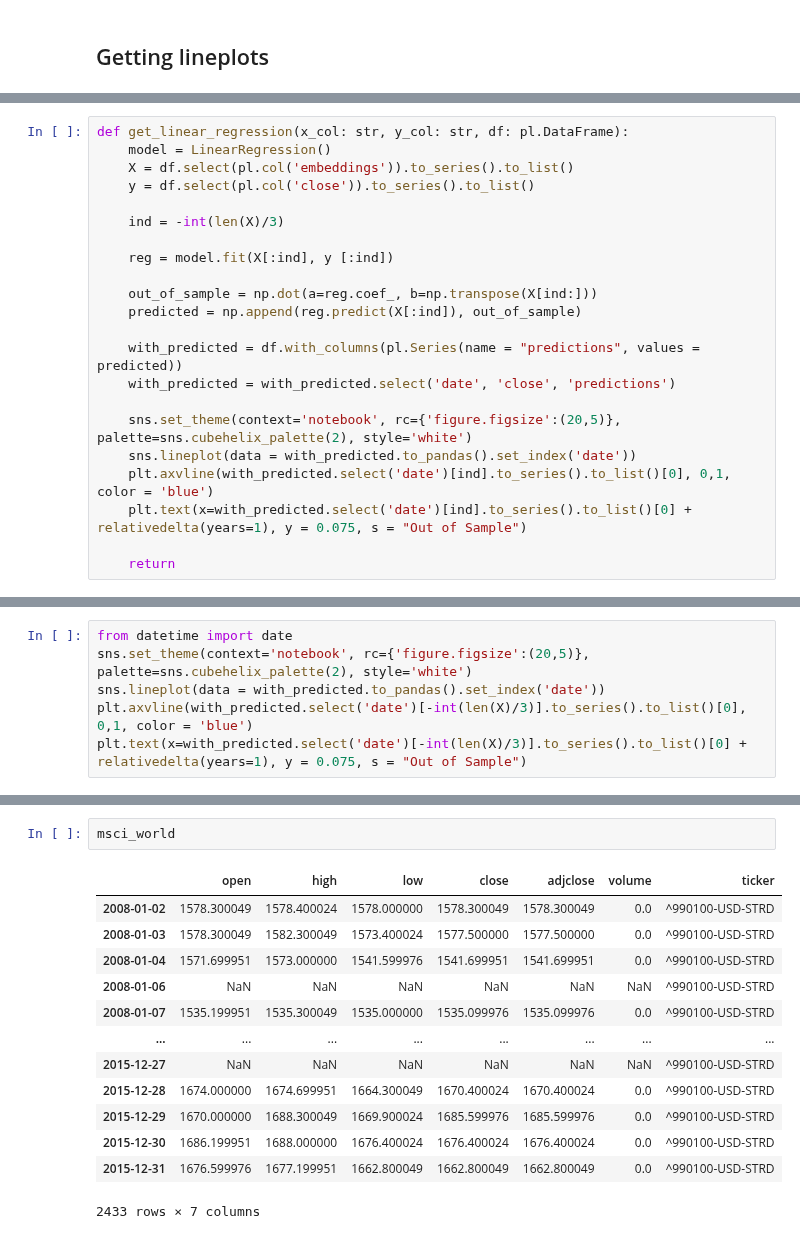
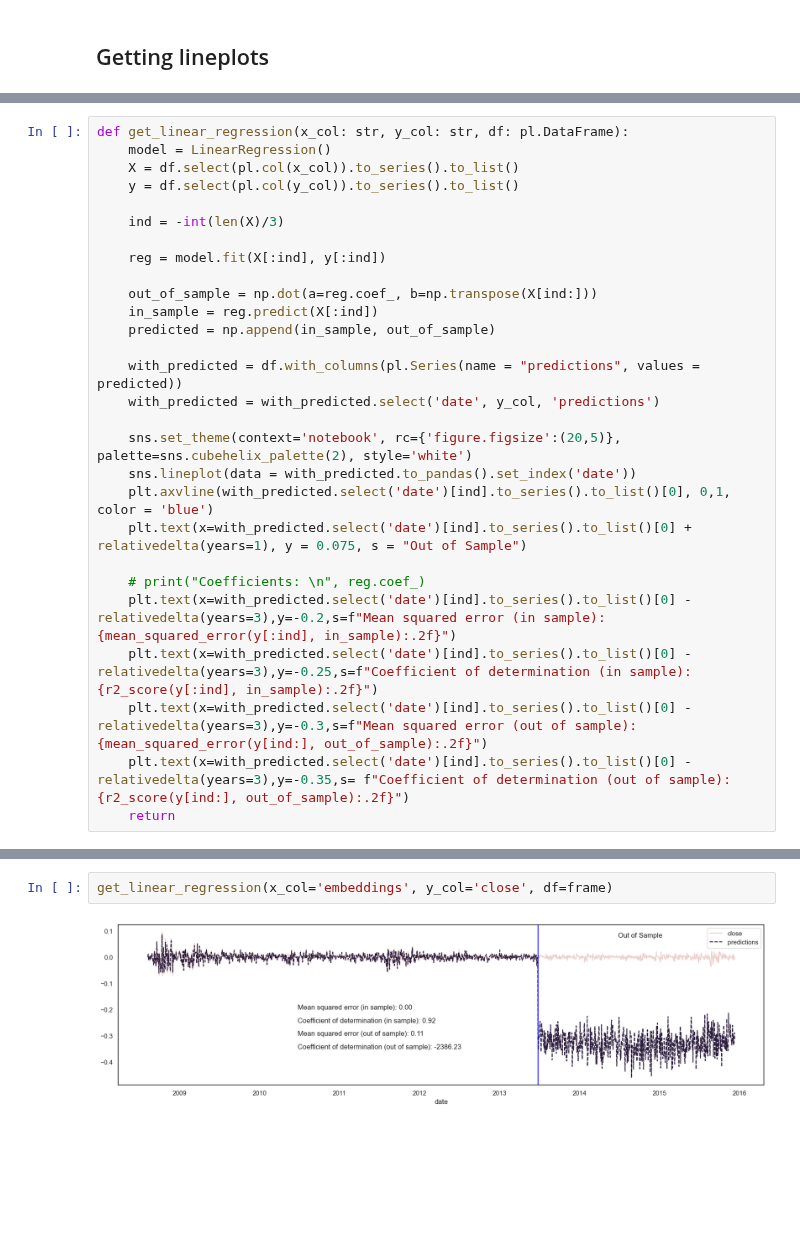
Before and after one commit to faunebl/thesis, a Jupyter notebook: msci_world.ipynb, the cells around one changed output, grey strips where cells are left out. Cells and saved outputs as stored; diff of their text form; blank space fills up the shorter version.

```diff
--- a/msci_world.ipynb
+++ b/msci_world.ipynb
@@ -53,22 +37,28 @@ shape: (1_719, 8)
 # %%
 def get_linear_regression(x_col: str, y_col: str, df: pl.DataFrame):
     model = LinearRegression()
-    X = df.select(pl.col('embeddings')).to_series().to_list()
-    y = df.select(pl.col('close')).to_series().to_list()
+    X = df.select(pl.col(x_col)).to_series().to_list()
+    y = df.select(pl.col(y_col)).to_series().to_list()
 
     ind = -int(len(X)/3)
 
-    reg = model.fit(X[:ind], y [:ind])
+    reg = model.fit(X[:ind], y[:ind])
 
     out_of_sample = np.dot(a=reg.coef_, b=np.transpose(X[ind:]))
-    predicted = np.append(reg.predict(X[:ind]), out_of_sample)
+    in_sample = reg.predict(X[:ind])
+    predicted = np.append(in_sample, out_of_sample)
 
     with_predicted = df.with_columns(pl.Series(name = "predictions", values = predicted))
-    with_predicted = with_predicted.select('date', 'close', 'predictions')
+    with_predicted = with_predicted.select('date', y_col, 'predictions')
 
     sns.set_theme(context='notebook', rc={'figure.figsize':(20,5)}, palette=sns.cubehelix_palette(2), style='white')
     sns.lineplot(data = with_predicted.to_pandas().set_index('date'))
     plt.axvline(with_predicted.select('date')[ind].to_series().to_list()[0], 0,1, color = 'blue')
     plt.text(x=with_predicted.select('date')[ind].to_series().to_list()[0] + relativedelta(years=1), y = 0.075, s = "Out of Sample")
 
+    # print("Coefficients: \n", reg.coef_)
+    plt.text(x=with_predicted.select('date')[ind].to_series().to_list()[0] - relativedelta(years=3),y=-0.2,s=f"Mean squared error (in sample): {mean_squared_error(y[:ind], in_sample):.2f}")
+    plt.text(x=with_predicted.select('date')[ind].to_series().to_list()[0] - relativedelta(years=3),y=-0.25,s=f"Coefficient of determination (in sample): {r2_score(y[:ind], in_sample):.2f}")
+    plt.text(x=with_predicted.select('date')[ind].to_series().to_list()[0] - relativedelta(years=3),y=-0.3,s=f"Mean squared error (out of sample): {mean_squared_error(y[ind:], out_of_sample):.2f}")
+    plt.text(x=with_predicted.select('date')[ind].to_series().to_list()[0] - relativedelta(years=3),y=-0.35,s= f"Coefficient of determination (out of sample): {r2_score(y[ind:], out_of_sample):.2f}")
     return
@@ -117,6 +64,0 @@ datetime.date(2014, 6, 25)
-# %%
-from datetime import date
-sns.set_theme(context='notebook', rc={'figure.figsize':(20,5)}, palette=sns.cubehelix_palette(2), style='white')
-sns.lineplot(data = with_predicted.to_pandas().set_index('date'))
-plt.axvline(with_predicted.select('date')[-int(len(X)/3)].to_series().to_list()[0], 0,1, color = 'blue')
-plt.text(x=with_predicted.select('date')[-int(len(X)/3)].to_series().to_list()[0] + relativedelta(years=1), y = 0.075, s = "Out of Sample")
@@ -126,16 +65,4 @@ Text(2014-06-25, 0.075, 'Out of Sample')
-# %%
-msci_world
-# %% [output]
-|  | open | high | low | close | adjclose | volume | ticker |
-| 2008-01-02 | 1578.300049 | 1578.400024 | 1578.000000 | 1578.300049 | 1578.300049 | 0.0 | ^990100-USD-STRD |
-| 2008-01-03 | 1578.300049 | 1582.300049 | 1573.400024 | 1577.500000 | 1577.500000 | 0.0 | ^990100-USD-STRD |
-| 2008-01-04 | 1571.699951 | 1573.000000 | 1541.599976 | 1541.699951 | 1541.699951 | 0.0 | ^990100-USD-STRD |
-| 2008-01-06 | NaN | NaN | NaN | NaN | NaN | NaN | ^990100-USD-STRD |
-| 2008-01-07 | 1535.199951 | 1535.300049 | 1535.000000 | 1535.099976 | 1535.099976 | 0.0 | ^990100-USD-STRD |
-| ... | ... | ... | ... | ... | ... | ... | ... |
-| 2015-12-27 | NaN | NaN | NaN | NaN | NaN | NaN | ^990100-USD-STRD |
-| 2015-12-28 | 1674.000000 | 1674.699951 | 1664.300049 | 1670.400024 | 1670.400024 | 0.0 | ^990100-USD-STRD |
-| 2015-12-29 | 1670.000000 | 1688.300049 | 1669.900024 | 1685.599976 | 1685.599976 | 0.0 | ^990100-USD-STRD |
-| 2015-12-30 | 1686.199951 | 1688.000000 | 1676.400024 | 1676.400024 | 1676.400024 | 0.0 | ^990100-USD-STRD |
-| 2015-12-31 | 1676.599976 | 1677.199951 | 1662.800049 | 1662.800049 | 1662.800049 | 0.0 | ^990100-USD-STRD |
-2433 rows × 7 columns
+# %%
+get_linear_regression(x_col='embeddings', y_col='close', df=frame)
+# %% [output]
+[figure, added]
```
Also changed, not shown: parts of 14 cells of this notebook.
